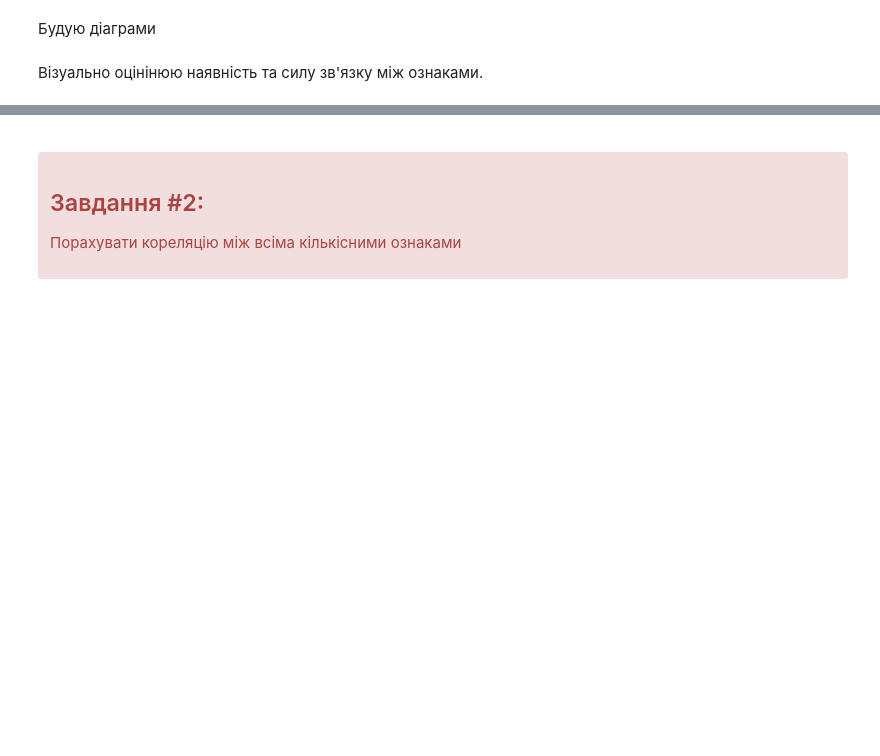
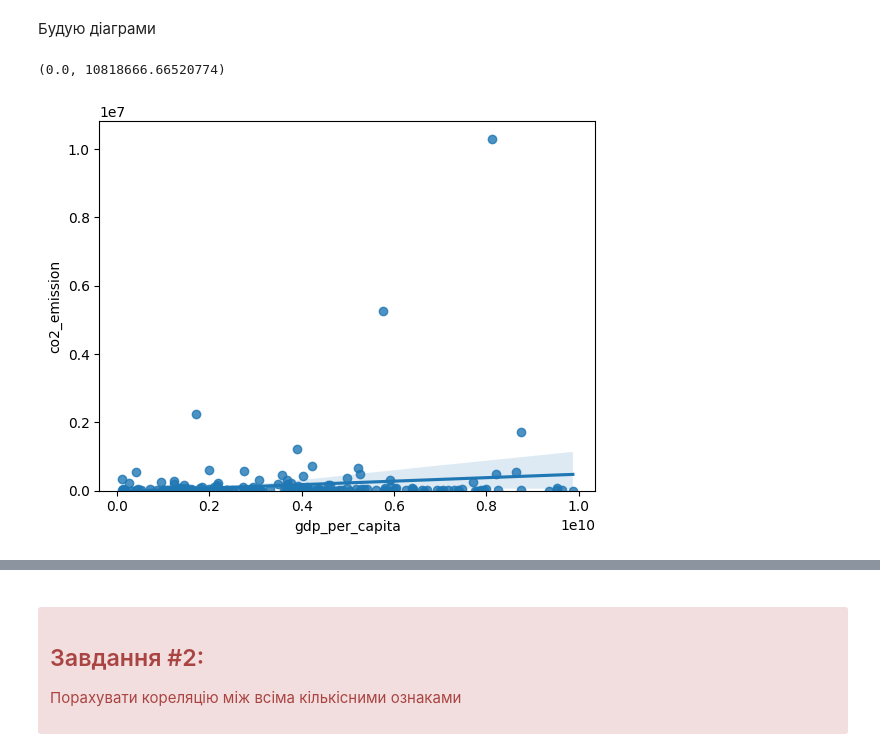
Before and after one commit to sokolovgit/data_analysis, a Jupyter notebook: lab2/lab2.ipynb, the cells around one changed output, grey strips where cells are left out. Saved outputs shown, nothing was run; the diff lists cells and outputs as text; code cells hidden in the pictures; blank space fills up the shorter version.

```diff
--- a/lab2/lab2.ipynb
+++ b/lab2/lab2.ipynb
@@ -37,0 +36,12 @@
+# %%
+# Напишіть ваш код нижче та натисніть Shift+Enter для виконання
+import pandas as pd
+import seaborn as sns
+import matplotlib.pyplot as plt
+
+DATA_PATH = 'data/clean_data.csv'
+
+df = pd.read_csv(DATA_PATH, sep=';', encoding='cp1252')
+
+df[['country_name', 'region']] =  df[['country_name', 'region']].astype('string')
+df.dtypes
@@ -39,5 +78,19 @@
 Будую діаграми
 # %%
 # Напишіть ваш код нижче та натисніть Shift+Enter для виконання
+
+headers = [
+    'country_name',
+    'region',
+    'gdp_per_capita',
+    'population',
+    'co2_emission',
+    'area',
+]
+
+
+sns.regplot(x='gdp_per_capita', y='co2_emission', data=df)
+plt.ylim(0,)
+# %% [output]
+(0.0, 10818666.66520774)
+[figure, added]
-# %% [markdown]
-Візуально оцінінюю наявність та силу зв'язку між  ознаками.
```
Also changed, not shown: parts of 41 cells of this notebook.
